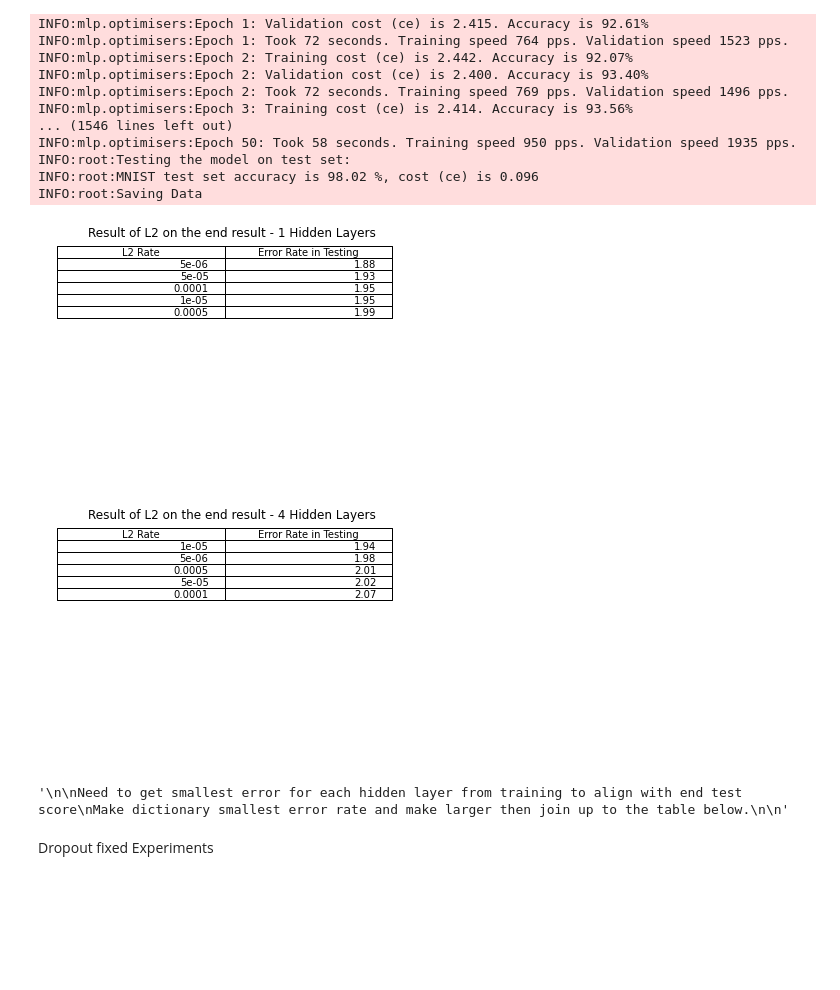
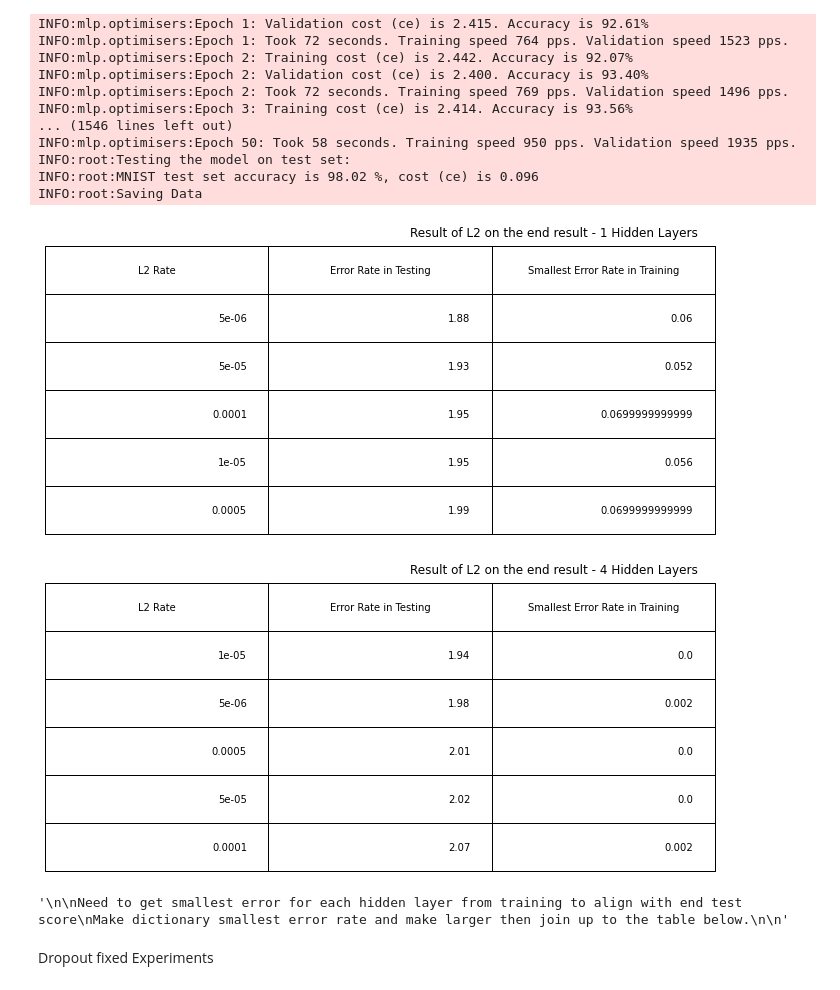
Before and after one commit to joeyearsley/mlpractical, a Jupyter notebook: Grid Search.ipynb, the cells around one changed output. Drawn from its saved outputs; the diff is of its cells as text; code cells hidden in the pictures; blank space fills up the shorter version.

```diff
--- a/Grid Search.ipynb
+++ b/Grid Search.ipynb
@@ -156,30 +156,35 @@ tracker = []
 
 l1_weight = [0.005,0.001,0.0005,0.0001,0.00005]
 for val in xrange(0,5):
-    tracker.append([l1_weight[val], 100-(100*shelve_p[('l1F0'+str(val))][2][1])])
+    #This should get the min train error
+    second = shelve_p['l1F0'+str(val)][0]
+    second.sort(key=lambda x: -x[1])
+    tracker.append([l1_weight[val], 100-(100*shelve_p[('l1F0'+str(val))][2][1]),100.*(1.-second[0][1])])
 
 tracker.sort(key=lambda x: x[1])
 #Plot table, with these columns
-columns = ('L1 Rate', 'Error Rate in Testing')
+columns = ('L1 Rate', 'Error Rate in Testing', 'Smallest Error Rate in Training')
 plt.axis('off')
 plt.title('Result of L1 on the end result - 1 Hidden Layers')
 #Test_cont is defined above - its a list of lists in the form [LearningRate, ErrorRate]
-plt.table(cellText=tracker,colLabels=columns, loc='best')
-
+y = plt.table(cellText=tracker,colLabels=columns, loc='best')
+y.scale(2,4)
 plt.show()
 
 tracker = []
 for val in xrange(0,5):
-    tracker.append([l1_weight[val], 100-(100*shelve_p[('l1F1'+str(val))][2][1])])
+    #This should get the min train error
+    second = shelve_p['l1F1'+str(val)][0]
+    second.sort(key=lambda x: -x[1])
+    tracker.append([l1_weight[val], 100-(100*shelve_p[('l1F1'+str(val))][2][1]),100.*(1.-second[0][1])])
 
 tracker.sort(key=lambda x: x[1])
 #Plot table, with these columns
-columns = ('L1 Rate', 'Error Rate in Testing')
 plt.axis('off')
 plt.title('Result of L1 on the end result - 4 Hidden Layers')
 #Test_cont is defined above - its a list of lists in the form [LearningRate, ErrorRate]
-plt.table(cellText=tracker,colLabels=columns, loc='best')
-
+y = plt.table(cellText=tracker,colLabels=columns, loc='best')
+y.scale(2,4)
 plt.show()
 
 #
@@ -336,43 +341,47 @@ shelve_p = shelve.open("l2RegExperiments")
 tracker = []
 
 l2_weight = [0.0005,0.0001,0.00005,0.00001,0.000005]
 for val in xrange(0,5):
-    tracker.append([l2_weight[val], 100-(100*shelve_p[('l2F0'+str(val))][2][1])])
+    #This should get the min train error
+    second = shelve_p['l2F0'+str(val)][0]
+    second.sort(key=lambda x: -x[1])
+    tracker.append([l2_weight[val], 100-(100*shelve_p[('l2F0'+str(val))][2][1]),100.*(1.-second[0][1])])
 
 tracker.sort(key=lambda x: x[1])
 #Plot table, with these columns
-columns = ('L2 Rate', 'Error Rate in Testing')
+columns = ('L2 Rate', 'Error Rate in Testing', 'Smallest Error Rate in Training')
 plt.axis('off')
 plt.title('Result of L2 on the end result - 1 Hidden Layers')
 #Test_cont is defined above - its a list of lists in the form [LearningRate, ErrorRate]
-plt.table(cellText=tracker,colLabels=columns, loc='best')
-
+y = plt.table(cellText=tracker,colLabels=columns, loc='best')
+y.scale(2,4)
 plt.show()
 
 tracker = []
 for val in xrange(0,5):
-    tracker.append([l2_weight[val], 100-(100*shelve_p[('l2F1'+str(val))][2][1])])
+    second = shelve_p['l2F1'+str(val)][0]
+    second.sort(key=lambda x: -x[1])
+    tracker.append([l2_weight[val], 100-(100*shelve_p[('l2F1'+str(val))][2][1]),100.*(1.-second[0][1])])
 
 tracker.sort(key=lambda x: x[1])
 #Plot table, with these columns
-columns = ('L2 Rate', 'Error Rate in Testing')
 plt.axis('off')
 plt.title('Result of L2 on the end result - 4 Hidden Layers')
 #Test_cont is defined above - its a list of lists in the form [LearningRate, ErrorRate]
-plt.table(cellText=tracker,colLabels=columns, loc='best')
-
+y = plt.table(cellText=tracker,colLabels=columns, loc='best')
+y.scale(2,4)
 plt.show()
 
 #
 '''
 
 Need to get smallest error for each hidden layer from training to align with end test score
 Make dictionary smallest error rate and make larger then join up to the table below.
 
 '''
 # %% [output]
-[figure, old version]
+[figure, new version]
-[figure, old version]
+[figure, new version]
 '\n\nNeed to get smallest error for each hidden layer from training to align with end test score\nMake dictionary smallest error rate and make larger then join up to the table below.\n\n'
 # %% [markdown]
 Dropout fixed Experiments
```
Also changed, not shown: parts of 3 cells of this notebook, 17 other files.
